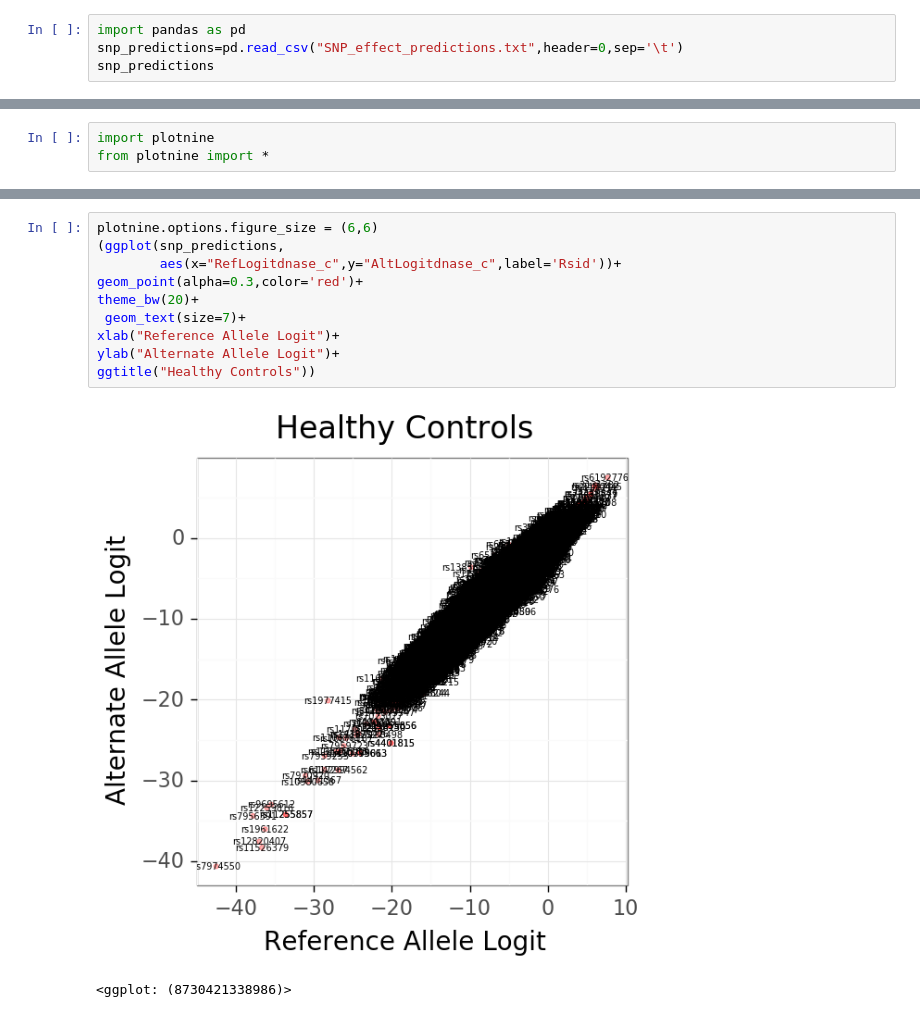
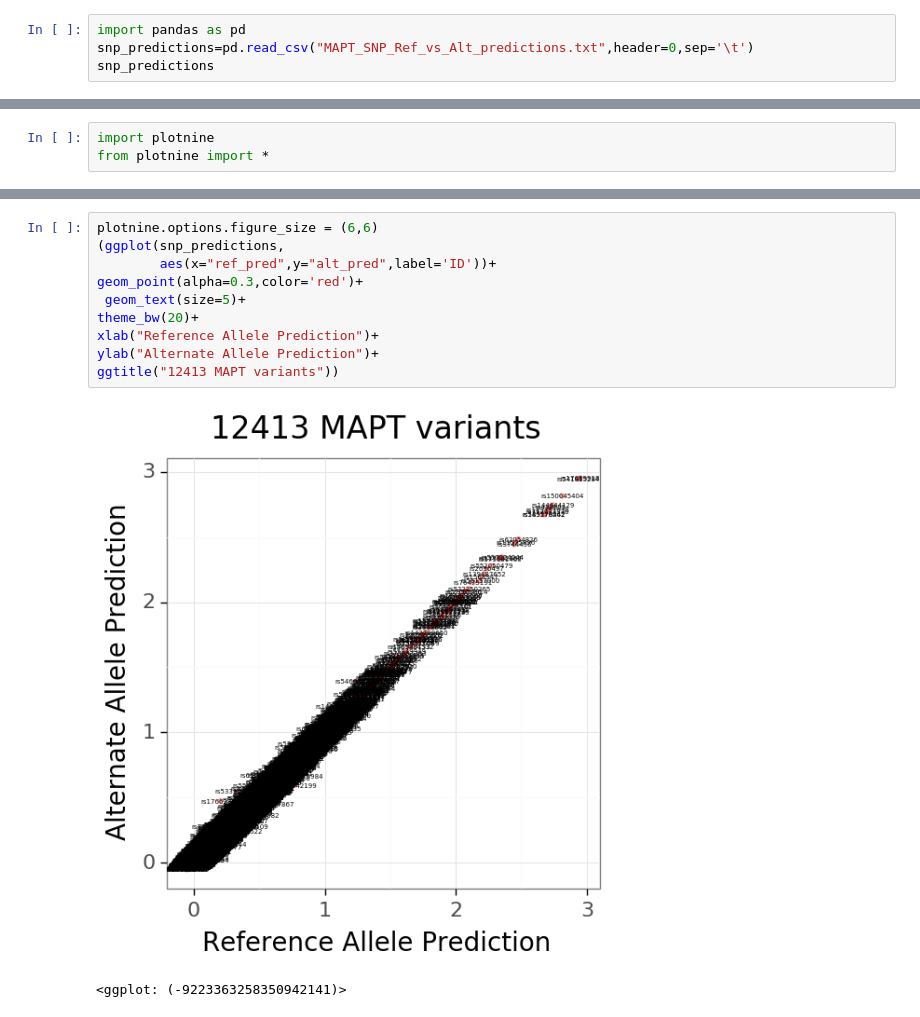
Before and after one commit to kundajelab/alzheimers_parkinsons, a Jupyter notebook: dl_interpret/SNP_effect_all_SNPs.ipynb, the cells around one changed output, grey strips where cells are left out. Drawn from its saved outputs; the diff is of its cells as text.

```diff
--- a/dl_interpret/SNP_effect_all_SNPs.ipynb
+++ b/dl_interpret/SNP_effect_all_SNPs.ipynb
@@ -156,5 +88,5 @@ calibrated SNP predictions with Platt scaling
 # %%
 import pandas as pd
-snp_predictions=pd.read_csv("SNP_effect_predictions.txt",header=0,sep='\t')
+snp_predictions=pd.read_csv("MAPT_SNP_Ref_vs_Alt_predictions.txt",header=0,sep='\t')
 snp_predictions
 # %% [output]
@@ -239,13 +126,13 @@ ggtitle("Healthy Controls"))
 # %%
 plotnine.options.figure_size = (6,6)
 (ggplot(snp_predictions,
-        aes(x="RefLogitdnase_c",y="AltLogitdnase_c",label='Rsid'))+
+        aes(x="ref_pred",y="alt_pred",label='ID'))+
 geom_point(alpha=0.3,color='red')+
+ geom_text(size=5)+
 theme_bw(20)+
- geom_text(size=7)+
-xlab("Reference Allele Logit")+
-ylab("Alternate Allele Logit")+
-ggtitle("Healthy Controls"))
+xlab("Reference Allele Prediction")+
+ylab("Alternate Allele Prediction")+
+ggtitle("12413 MAPT variants"))
 # %% [output]
-[figure, old version]
+[figure, new version]
-<ggplot: (8730421338986)>
+<ggplot: (-9223363258350942141)>
```
Also changed, not shown: parts of 39 cells of this notebook.
